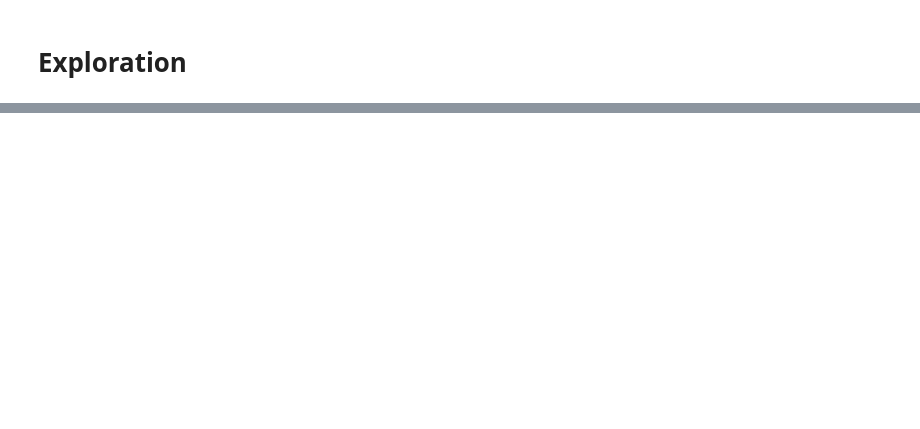
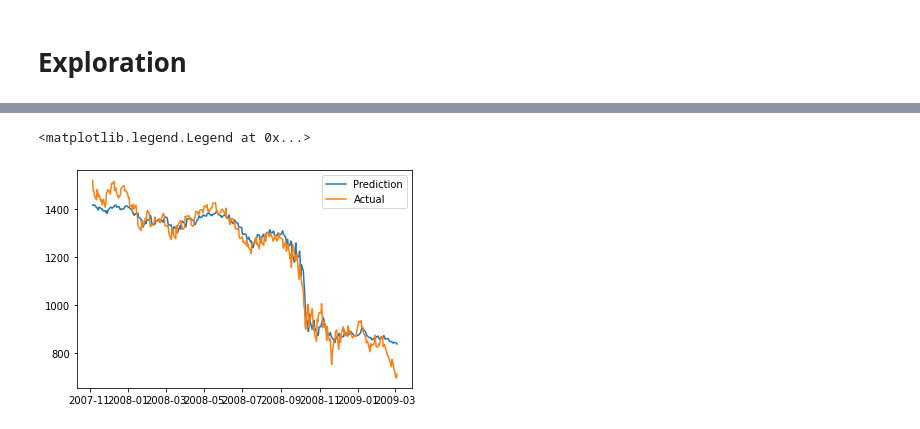
Before and after one commit to harrywiner/stockmarket-analysis, a Jupyter notebook: exploration.ipynb, the cells around one changed output, grey strips where cells are left out. Drawn from its saved outputs; the diff is of its cells as text; code cells hidden in the pictures; blank space fills up the shorter version.

```diff
--- a/exploration.ipynb
+++ b/exploration.ipynb
@@ -44,0 +164,13 @@ Name: Date, Length: 252, dtype: float64
+# %%
+# 3, 1 because 3 days look back and 1 for 1 variable
+model = Sequential([layers.Input((3,1)),
+# the bigger the number, the more complicated, the more likely it is to overfit
+                    layers.LSTM(64),
+                    layers.Dense(32, activation = 'relu'),
+                    layers.Dense(32, activation = 'relu'),
+                    # default is linear
+                    layers.Dense(1)])
+
+model.compile(loss='mse', optimizer=Adam(learning_rate=0.001), metrics=['mean_absolute_error'])
+
+model.fit(x_train, y_train, validation_data =(x_val, y_val), epochs = 100)
@@ -44,0 +196,6 @@ Name: Date, Length: 252, dtype: float64
+# %%
+prediction = model.predict(x_train).flatten()
+plt.plot(dates_train, prediction)
+plt.plot(dates_train, y_train)
+plt.legend(['Prediction', 'Actual'])
+# %% [output]
@@ -44,0 +203,2 @@ Name: Date, Length: 252, dtype: float64
+<matplotlib.legend.Legend at 0x...>
+[figure, added]
```
Also changed, not shown: parts of 15 cells of this notebook.
